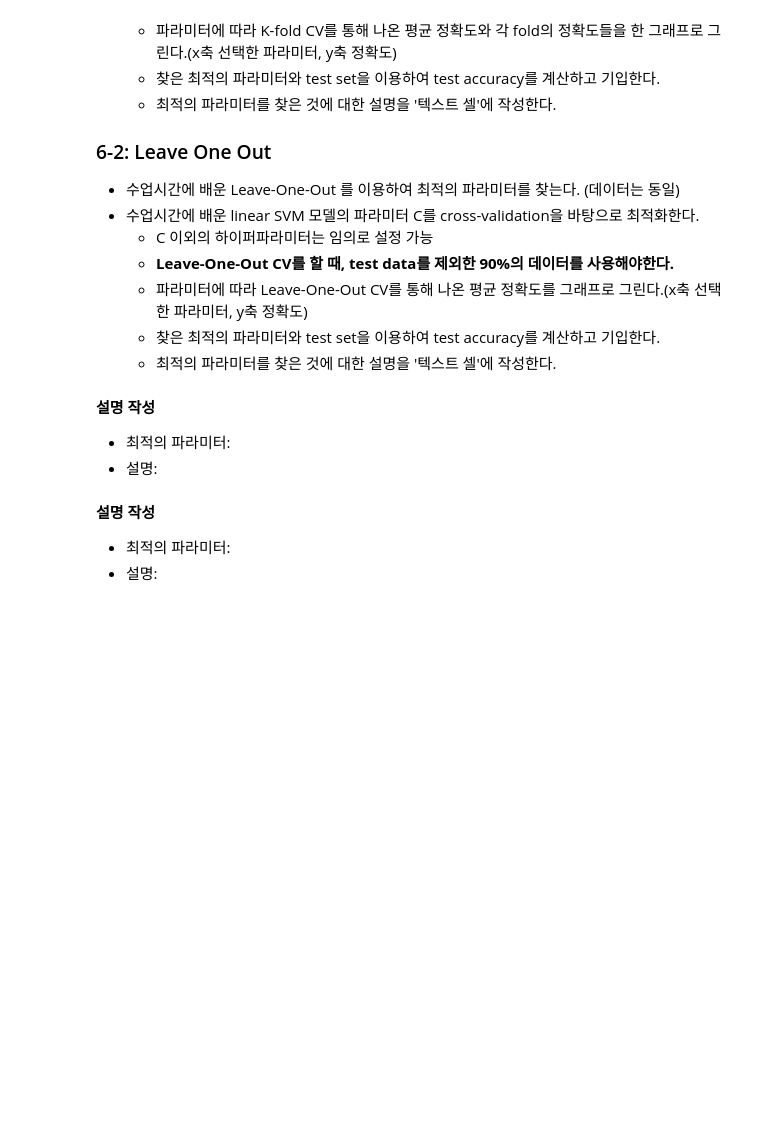
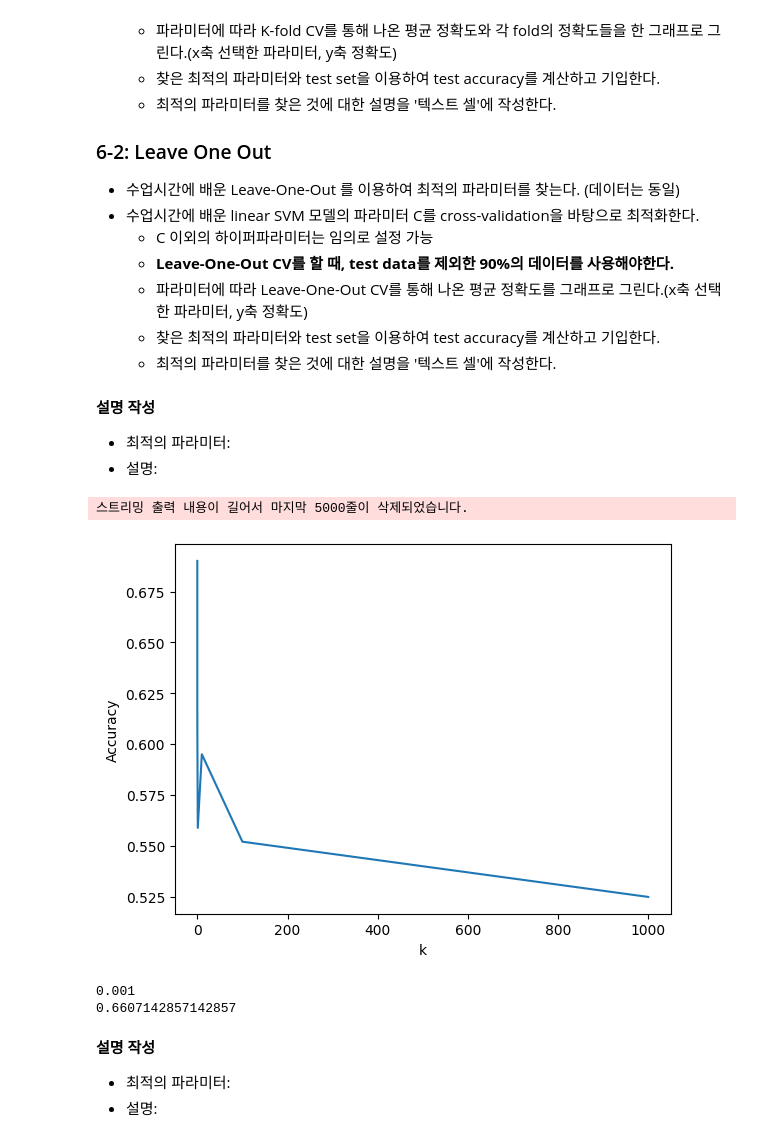
Before and after one commit to ajou20658/2023S-Ajou-ML, a Jupyter notebook: HW2.ipynb, the cells around one changed output. Cells and saved outputs as stored; diff of their text form; code cells hidden in the pictures; blank space fills up the shorter version.

```diff
--- a/HW2.ipynb
+++ b/HW2.ipynb
@@ -319,7 +498,7 @@ from sklearn.svm import SVC
 # %%
 ## 문제 6-1 ##
 # 코드 작성
-#X_train y_train 사용
+# X_train y_train 사용
 x=[0.001,0.01,0.1,1,10,100,1000]
 X_svm=X_train
 y_svm=y_train
@@ -332,19 +511,20 @@ bestaccuracy=0
 # print(y_train)
 # print(y_svm)
 for i in x:
-  svm = LinearSVC(C=i)
+  svm = SVC(C=i,kernel="linear")
   cv_scores=cross_val_score(svm,X_svm,y_svm,cv=5)
 
   termacc=np.mean(cv_scores)
   accuracy.append(termacc)
   if termacc>bestaccuracy:
     bestx=i
+    bestaccuracy=termacc
 
 plt.plot(x,accuracy,label="linear")
 plt.xlabel('k')
 plt.ylabel('Accuracy')
 plt.show()
-svm = LinearSVC(C=bestx)
+svm = SVC(C=bestx,kernel='linear')
 svm.fit(X_svm,y_svm)
 result=svm.score(X_test,y_test)
 print(bestx)
@@ -362,3 +537,43 @@ print(result)
+# %%
+## 문제 6-2 ##
+# 코드 작성
+x=[0.001,0.01,0.1,1,10,100,1000]
+X_svm=X_train
+y_svm=y_train
+X_svm.append(X_val)
+y_svm.append(y_val)
+length=int(y_svm.count())
+accuracy=[]
+bestx=0
+bestaccuracy=0
+# print(y_train)
+# print(y_svm)
+loo = LeaveOneOut()
+for i in x:
+  svm = LinearSVC(C=i)
+  cv_scores=cross_val_score(svm,X_svm,y_svm,cv=loo)
+  termacc=np.mean(cv_scores)
+  accuracy.append(termacc)
+  if termacc>bestaccuracy:
+    bestx=i
+    bestaccuracy=termacc
+
+
+plt.plot(x,accuracy,label="linear")
+plt.xlabel('k')
+plt.ylabel('Accuracy')
+plt.show()
+svm = LinearSVC(C=bestx)
+svm.fit(X_svm,y_svm)
+result=svm.score(X_test,y_test)
+print(bestx)
+print(result)
+############
+# %% [output]
+스트리밍 출력 내용이 길어서 마지막 5000줄이 삭제되었습니다.
+[figure, added]
+0.001
+0.6607142857142857
 # %% [markdown]
 **설명 작성**
 - 최적의 파라미터:
```
Also changed, not shown: parts of 29 cells of this notebook.
